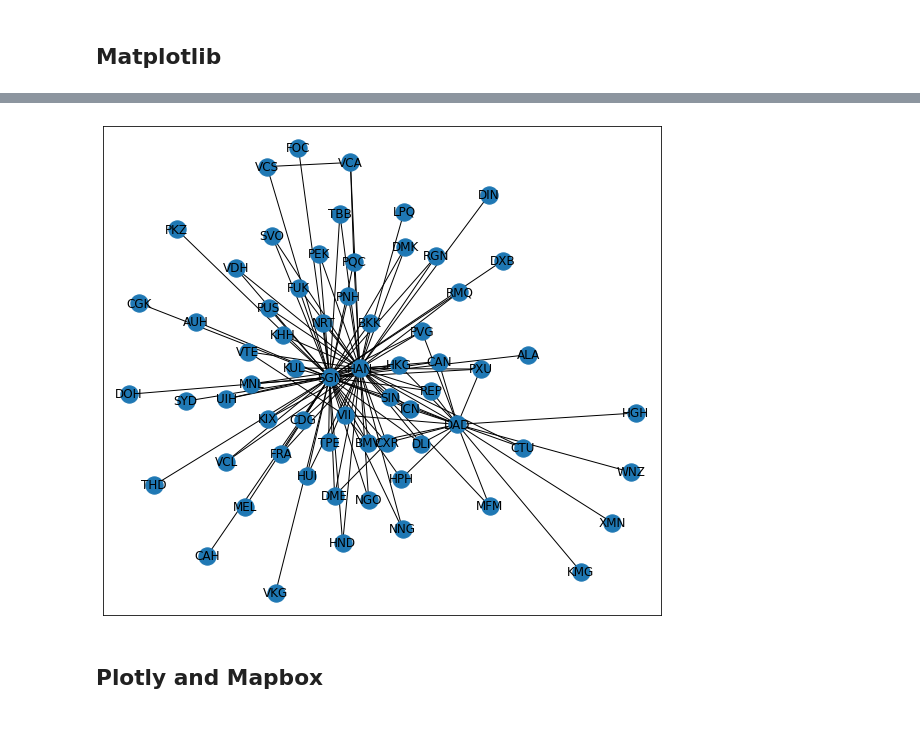
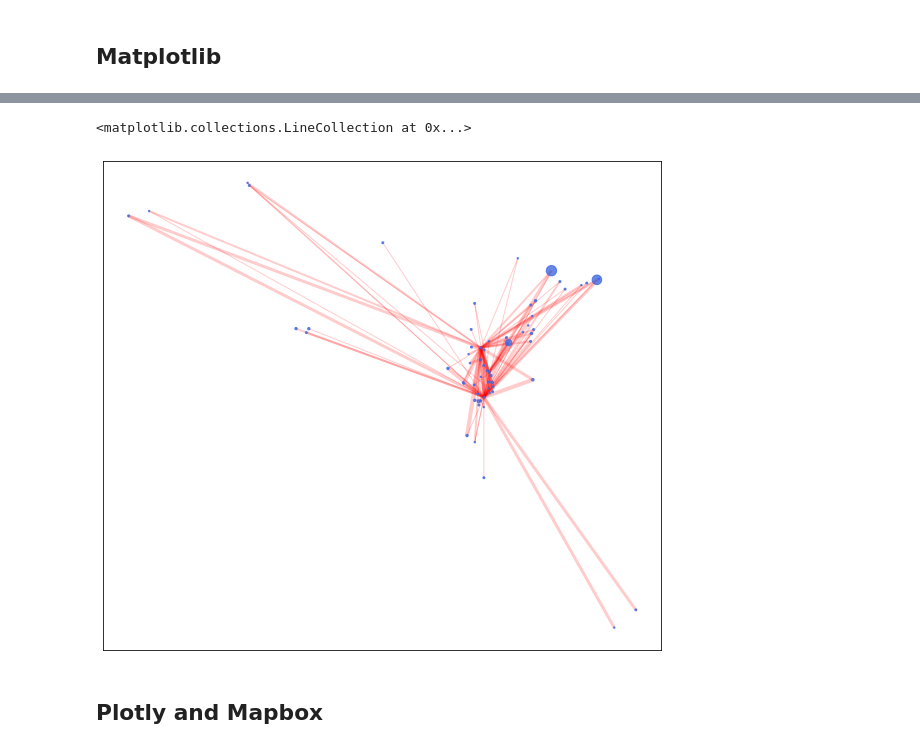
Before and after one commit to taidnguyen/airline-graph-networkx-plotly, a Jupyter notebook: main.ipynb, the cells around one changed output, grey strips where cells are left out. Cells and saved outputs as stored; diff of their text form; code cells hidden in the pictures.

```diff
--- a/main.ipynb
+++ b/main.ipynb
@@ -106,10 +97,5 @@ for index, iata in enumerate(node_df['IATA']):
 
 for iata, coordinate in pos_dict.items():
     G.nodes[iata]['pos'] = coordinate
-
-nx.draw_networkx(G)
-plt.show()
-# %% [output]
-[figure, removed]
 # %%
 # ^We could have gotten here through this shorter code:
@@ -117,5 +103,13 @@ plt.show()
 
 # nx.draw_networkx(G)
 # plt.show()
+# %%
+nx.draw_networkx_nodes(G=G, pos=pos_dict, node_list=G.nodes(), node_color='royalblue',
+                       alpha=0.8, node_size=node_df['flight_count'].tolist())
+nx.draw_networkx_edges(G=G, pos=pos_dict, edge_color='red', alpha=0.2,
+                       width=edge_df['airline_count'], arrows=False)
+# %% [output]
+<matplotlib.collections.LineCollection at 0x...>
+[figure, added]
 # %% [markdown]
 ## Plotly and Mapbox
```
Also changed, not shown: parts of 7 cells of this notebook.
